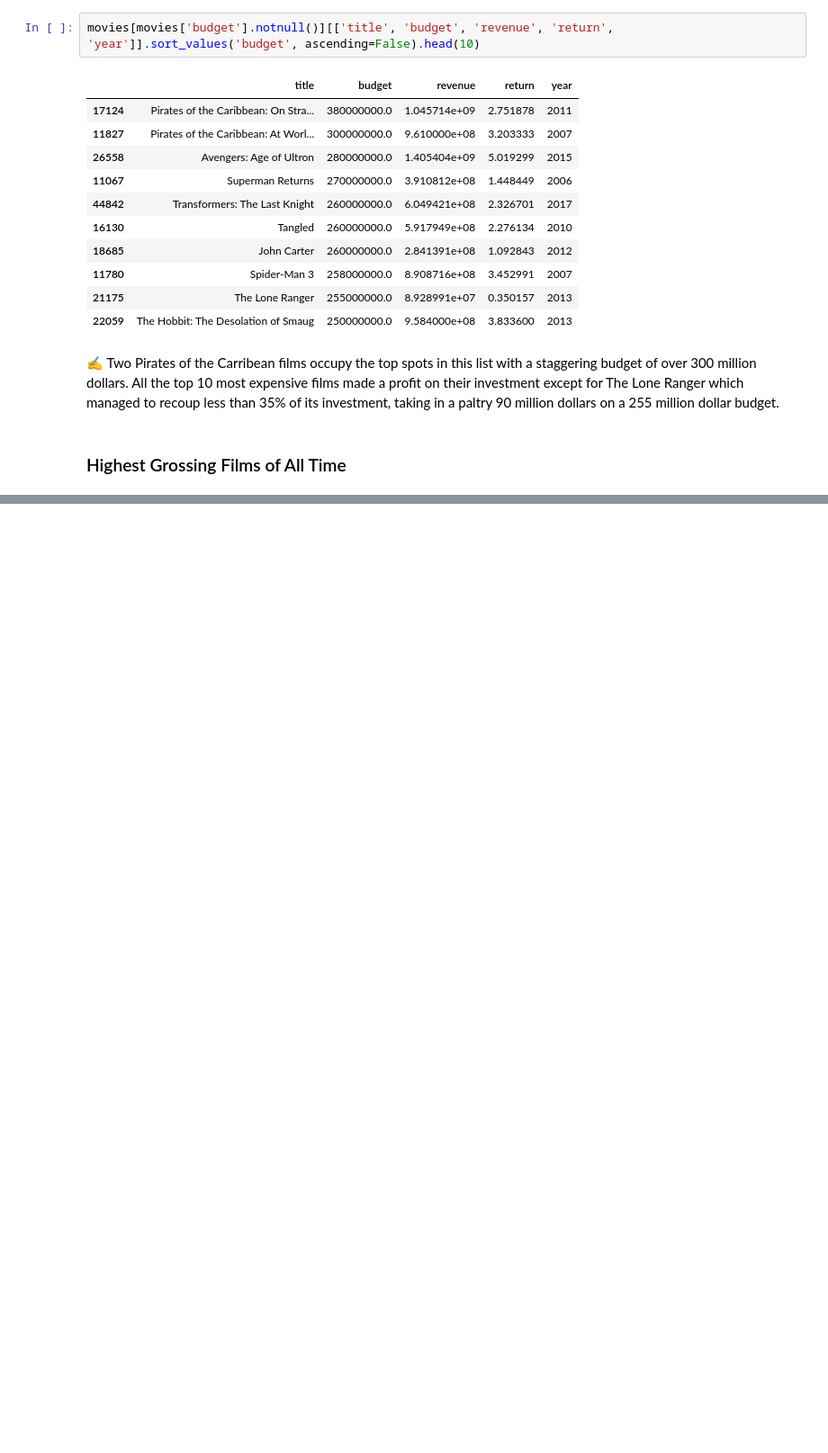
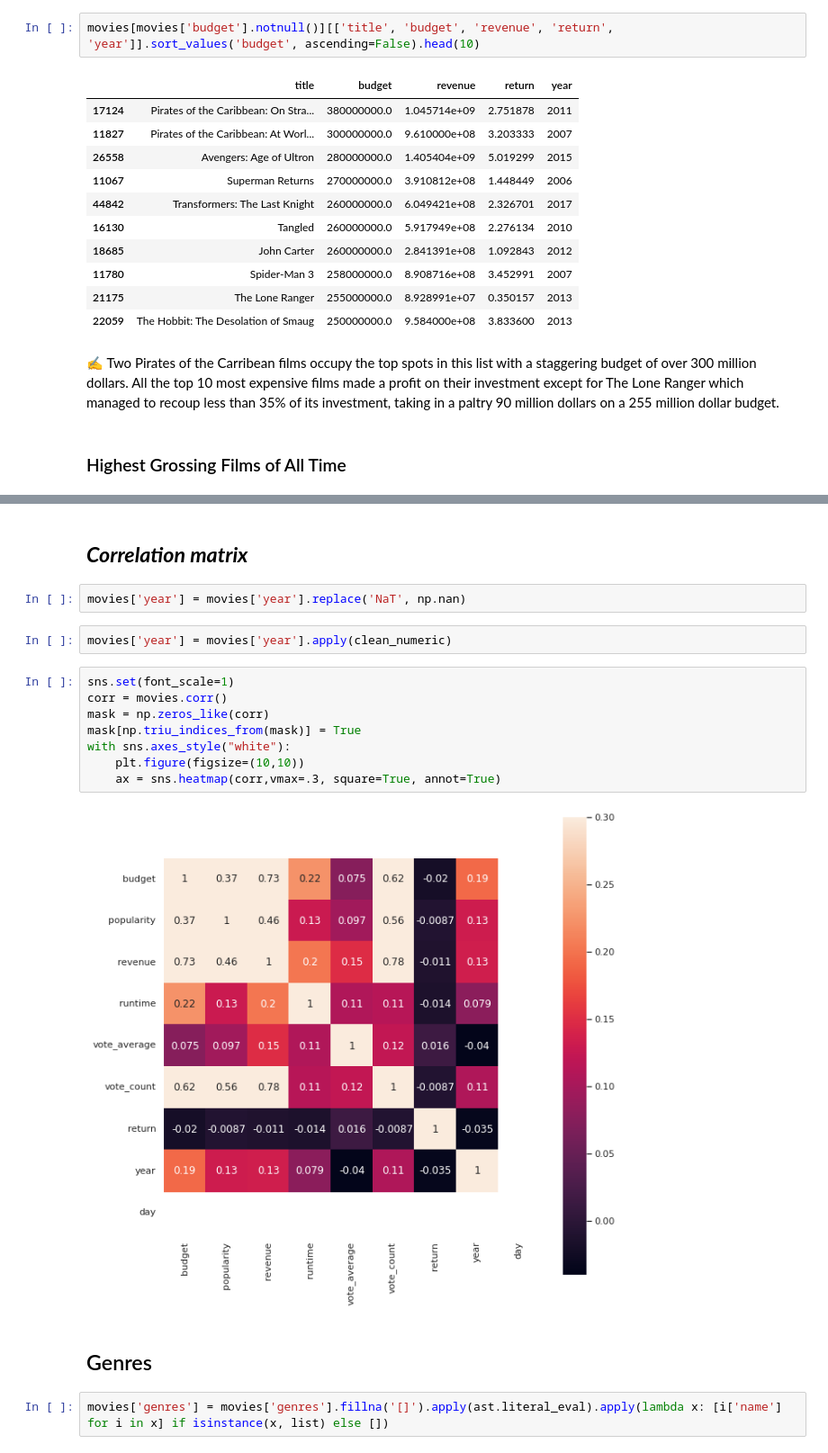
Before and after one commit to CodeWithSridhar/Movies-Recommender-system, a Jupyter notebook: Movie_Recommendation_System_Sri.ipynb, the cells around one changed output, grey strips where cells are left out. Shown at 90% size. Saved outputs shown, nothing was run; the diff lists cells and outputs as text; blank space fills up the shorter version.

```diff
--- a/Movie_Recommendation_System_Sri.ipynb
+++ b/Movie_Recommendation_System_Sri.ipynb
@@ -1067,0 +1101,20 @@ HTML(gross_top.to_html(escape=False))
+# %% [markdown]
+## ***Correlation matrix***
+# %%
+movies['year'] = movies['year'].replace('NaT', np.nan)
+# %%
+movies['year'] = movies['year'].apply(clean_numeric)
+# %%
+sns.set(font_scale=1)
+corr = movies.corr()
+mask = np.zeros_like(corr)
+mask[np.triu_indices_from(mask)] = True
+with sns.axes_style("white"):
+    plt.figure(figsize=(10,10))
+    ax = sns.heatmap(corr,vmax=.3, square=True, annot=True)
+# %% [output]
+[figure, added]
+# %% [markdown]
+## Genres
+# %%
+movies['genres'] = movies['genres'].fillna('[]').apply(ast.literal_eval).apply(lambda x: [i['name'] for i in x] if isinstance(x, list) else [])
```
Also changed, not shown: parts of 52 cells of this notebook.
